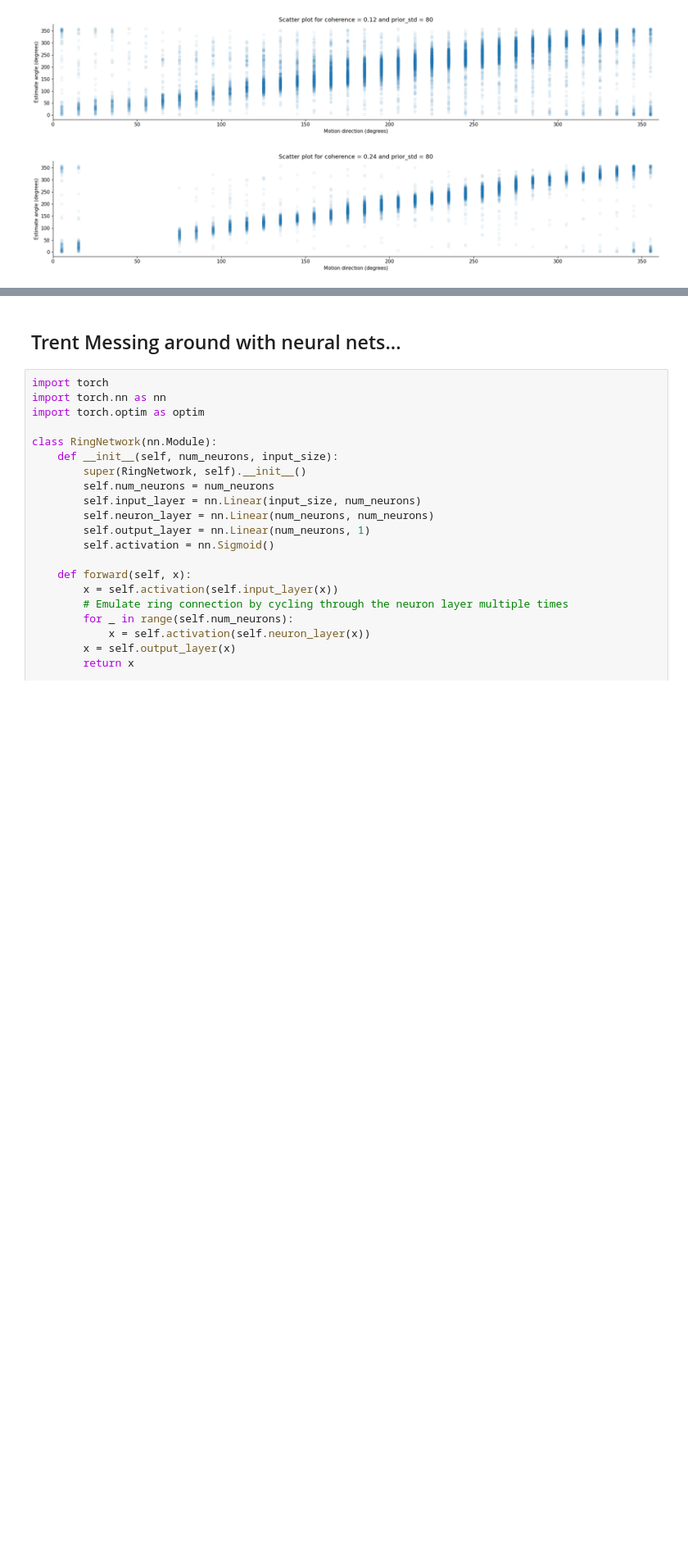
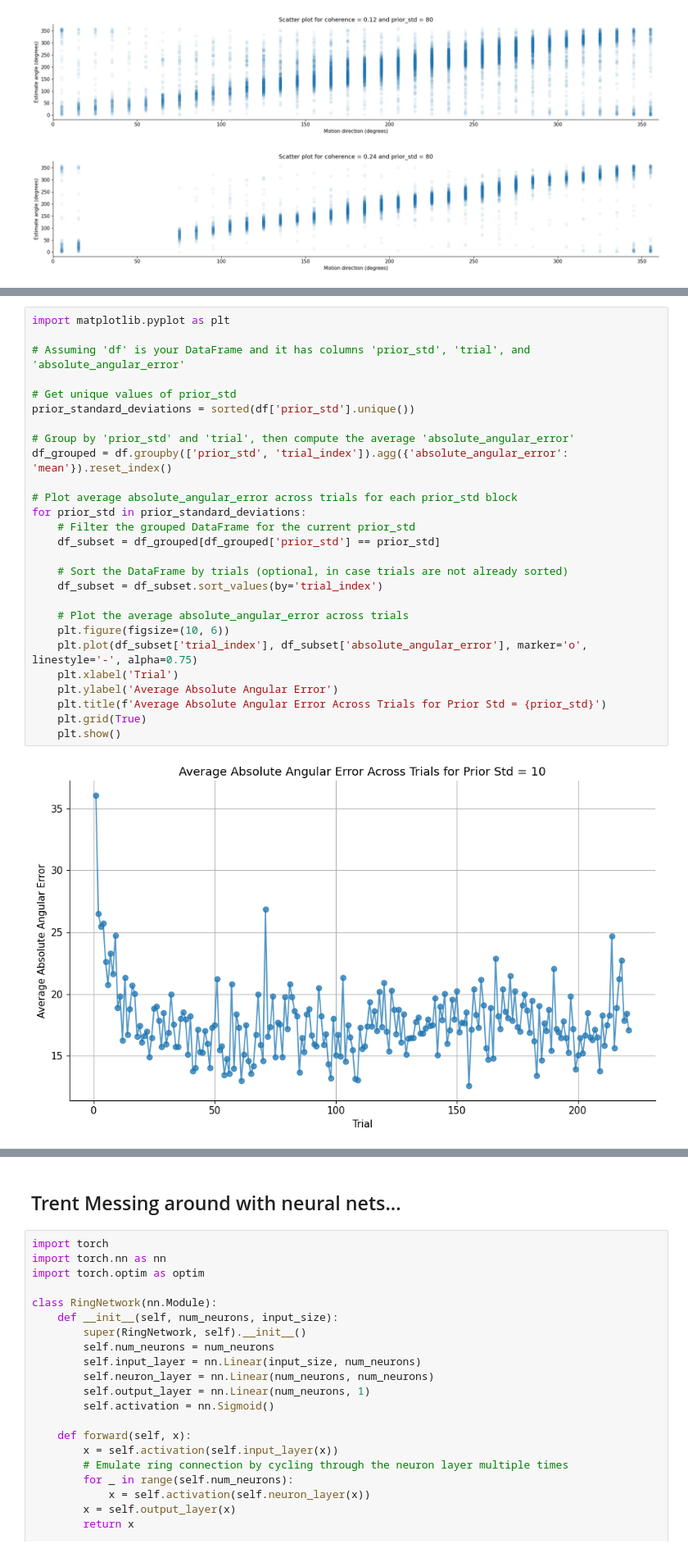
Before and after one commit to Ali-Rigby/neuromatch2024, a Jupyter notebook: neuromatch_attrractors_project_rigby.ipynb, the cells around one changed output, grey strips where cells are left out. Shown at 82% size. Drawn from its saved outputs; the diff is of its cells as text; blank space fills up the shorter version.

```diff
--- a/neuromatch_attrractors_project_rigby.ipynb
+++ b/neuromatch_attrractors_project_rigby.ipynb
@@ -106,0 +141,29 @@ for prior_std in prior_standard_deviations:
+# %%
+import matplotlib.pyplot as plt
+
+# Assuming 'df' is your DataFrame and it has columns 'prior_std', 'trial', and 'absolute_angular_error'
+
+# Get unique values of prior_std
+prior_standard_deviations = sorted(df['prior_std'].unique())
+
+# Group by 'prior_std' and 'trial', then compute the average 'absolute_angular_error'
+df_grouped = df.groupby(['prior_std', 'trial_index']).agg({'absolute_angular_error': 'mean'}).reset_index()
+
+# Plot average absolute_angular_error across trials for each prior_std block
+for prior_std in prior_standard_deviations:
+    # Filter the grouped DataFrame for the current prior_std
+    df_subset = df_grouped[df_grouped['prior_std'] == prior_std]
+
+    # Sort the DataFrame by trials (optional, in case trials are not already sorted)
+    df_subset = df_subset.sort_values(by='trial_index')
+
+    # Plot the average absolute_angular_error across trials
+    plt.figure(figsize=(10, 6))
+    plt.plot(df_subset['trial_index'], df_subset['absolute_angular_error'], marker='o', linestyle='-', alpha=0.75)
+    plt.xlabel('Trial')
+    plt.ylabel('Average Absolute Angular Error')
+    plt.title(f'Average Absolute Angular Error Across Trials for Prior Std = {prior_std}')
+    plt.grid(True)
+    plt.show()
+# %% [output]
+[figure, added]
```
Also changed, not shown: parts of 4 cells of this notebook.
